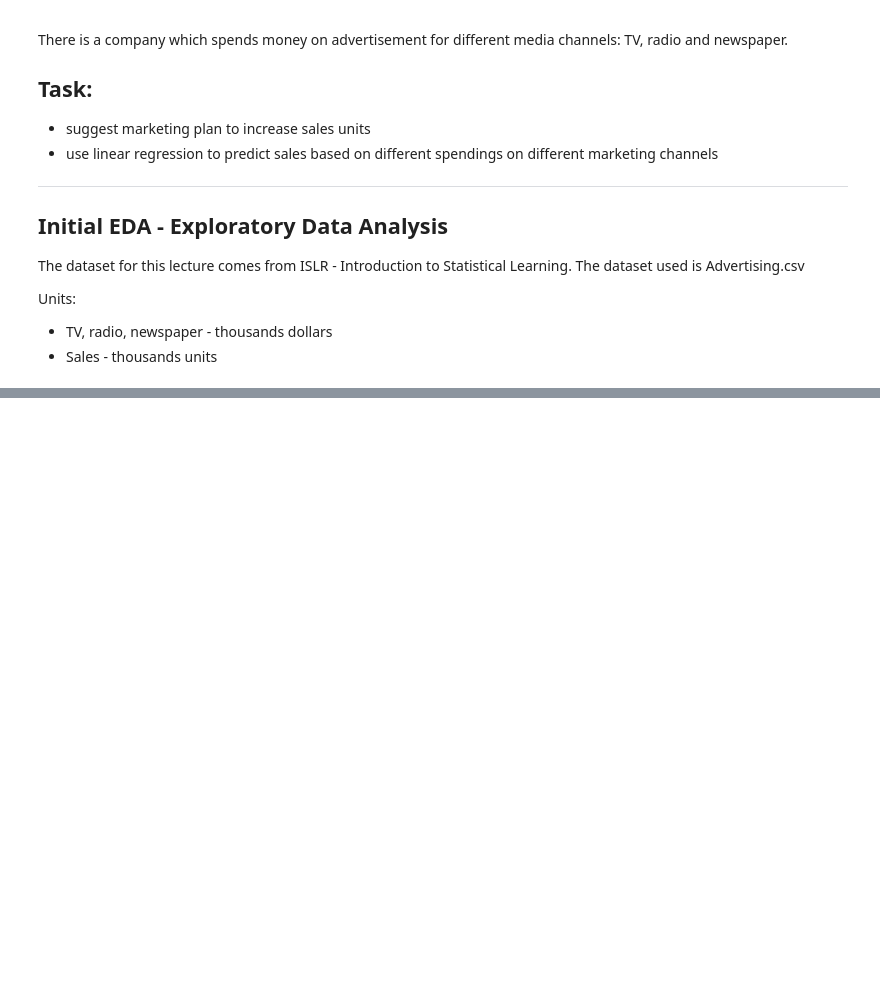
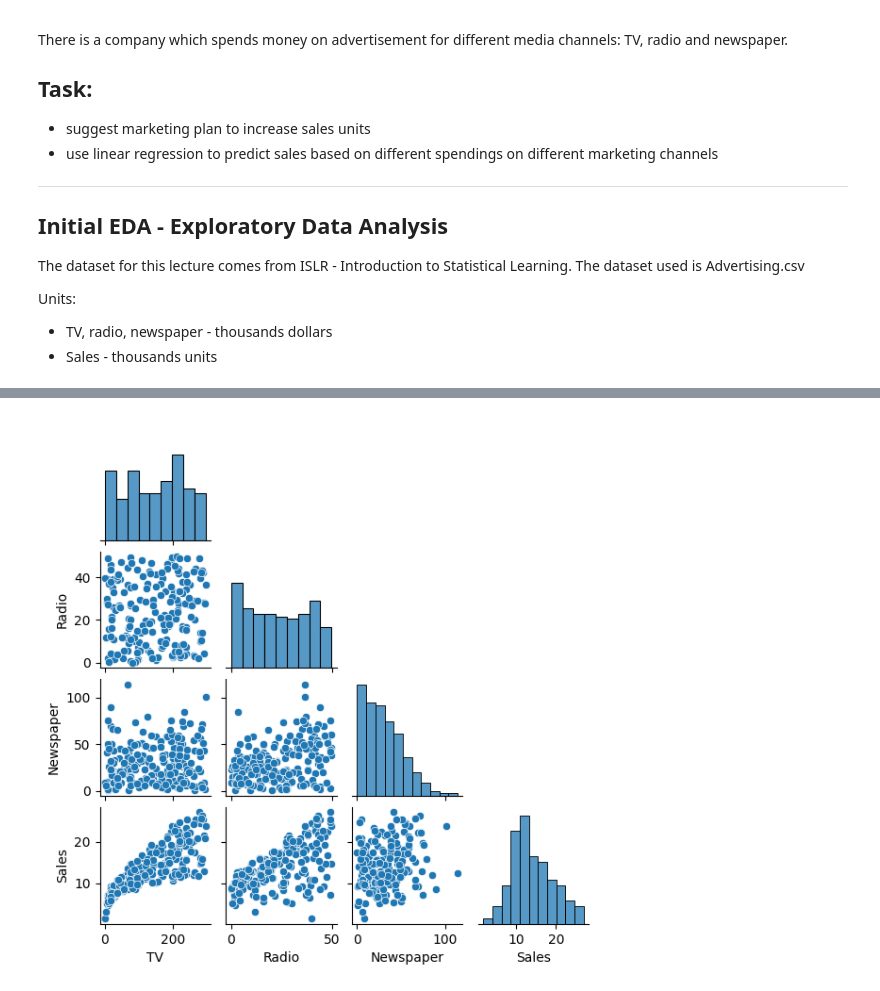
Before and after one commit to JoelOscarsson/Machine-Learning, a Jupyter notebook: Code-Alongs/L0-Linear_regression.ipynb, the cells around one changed output, grey strips where cells are left out. Drawn from its saved outputs; the diff is of its cells as text; code cells hidden in the pictures; blank space fills up the shorter version.

```diff
--- a/Code-Alongs/L0-Linear_regression.ipynb
+++ b/Code-Alongs/L0-Linear_regression.ipynb
@@ -27,3 +76,7 @@ import numpy as np
+# %%
+ax = sns.pairplot(df, height = 1.5, corner=True)  # Man kan göra fler explorativa saker. OBS gör inte pairplot när man har fler än 5-6 features
+# %% [output]
+[figure, added]
 # %% [markdown]
 ## Simple linear regression
 
```
Also changed, not shown: parts of 29 cells of this notebook.
